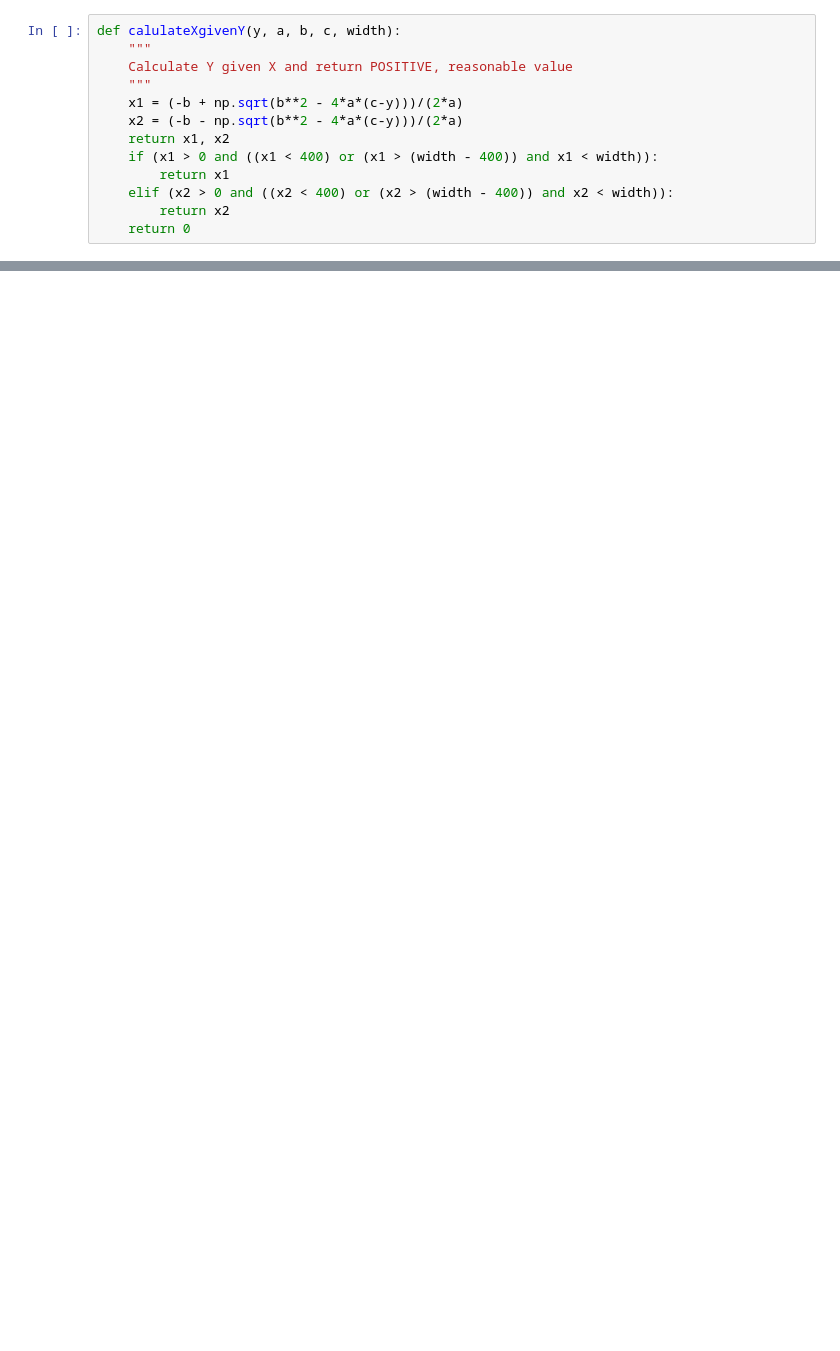
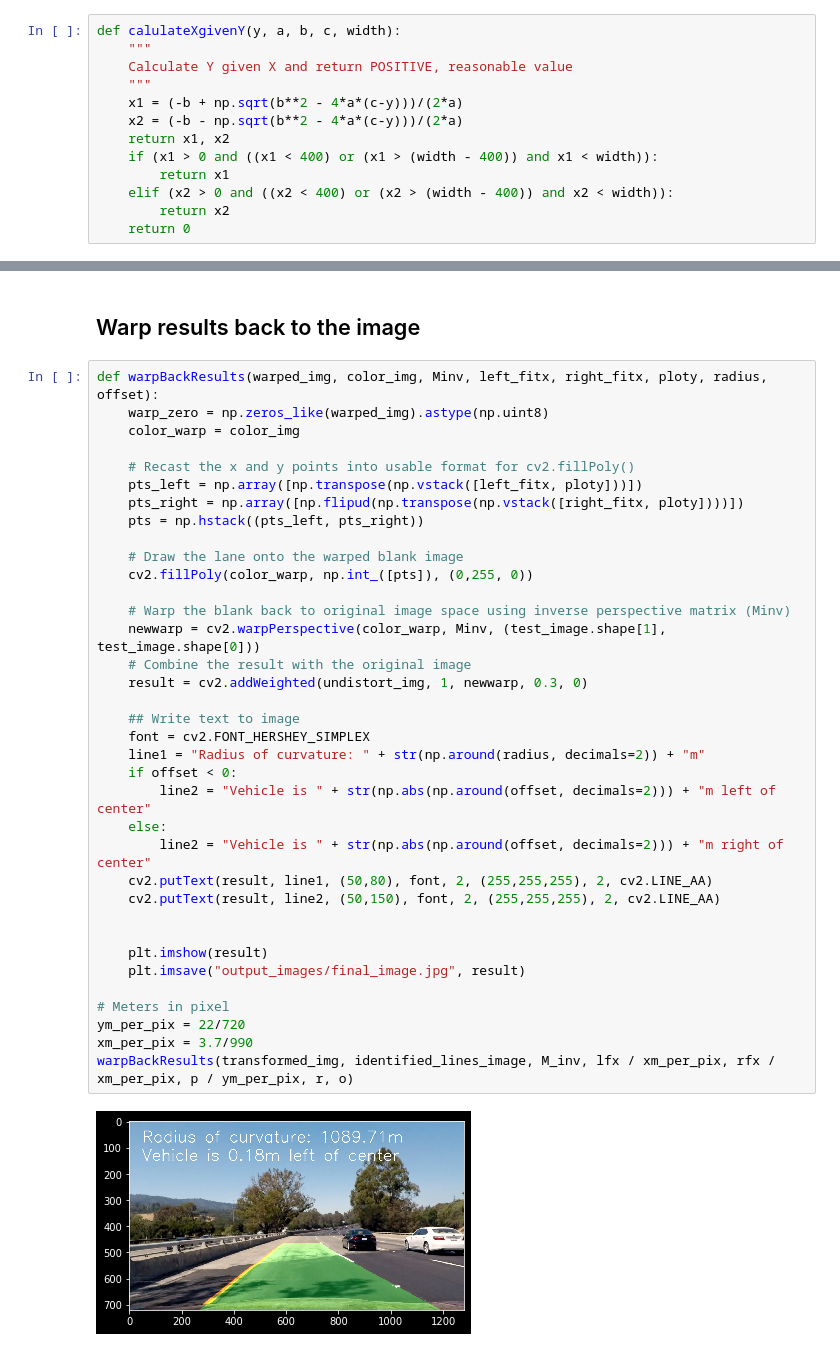
Before and after one commit to LukasLeonardKoening/Advanced-Lane-Finding, a Jupyter notebook: Advanced_Lane_Finding.ipynb, the cells around one changed output, grey strips where cells are left out. Saved outputs shown, nothing was run; the diff lists cells and outputs as text; blank space fills up the shorter version.

```diff
--- a/Advanced_Lane_Finding.ipynb
+++ b/Advanced_Lane_Finding.ipynb
@@ -473,0 +494,40 @@ Car offset: 0.119317362314737 m
+# %% [markdown]
+## Warp results back to the image
+# %%
+def warpBackResults(warped_img, color_img, Minv, left_fitx, right_fitx, ploty, radius, offset):
+    warp_zero = np.zeros_like(warped_img).astype(np.uint8)
+    color_warp = color_img
+
+    # Recast the x and y points into usable format for cv2.fillPoly()
+    pts_left = np.array([np.transpose(np.vstack([left_fitx, ploty]))])
+    pts_right = np.array([np.flipud(np.transpose(np.vstack([right_fitx, ploty])))])
+    pts = np.hstack((pts_left, pts_right))
+
+    # Draw the lane onto the warped blank image
+    cv2.fillPoly(color_warp, np.int_([pts]), (0,255, 0))
+
+    # Warp the blank back to original image space using inverse perspective matrix (Minv)
+    newwarp = cv2.warpPerspective(color_warp, Minv, (test_image.shape[1], test_image.shape[0]))
+    # Combine the result with the original image
+    result = cv2.addWeighted(undistort_img, 1, newwarp, 0.3, 0)
+
+    ## Write text to image
+    font = cv2.FONT_HERSHEY_SIMPLEX
+    line1 = "Radius of curvature: " + str(np.around(radius, decimals=2)) + "m"
+    if offset < 0:
+        line2 = "Vehicle is " + str(np.abs(np.around(offset, decimals=2))) + "m left of center"
+    else:
+        line2 = "Vehicle is " + str(np.abs(np.around(offset, decimals=2))) + "m right of center"
+    cv2.putText(result, line1, (50,80), font, 2, (255,255,255), 2, cv2.LINE_AA)
+    cv2.putText(result, line2, (50,150), font, 2, (255,255,255), 2, cv2.LINE_AA)
+
+
+    plt.imshow(result)
+    plt.imsave("output_images/final_image.jpg", result)
+
+# Meters in pixel
+ym_per_pix = 22/720
+xm_per_pix = 3.7/990
+warpBackResults(transformed_img, identified_lines_image, M_inv, lfx / xm_per_pix, rfx / xm_per_pix, p / ym_per_pix, r, o)
+# %% [output]
+[figure, added]
```
Also changed, not shown: parts of 7 cells of this notebook, 1 other file.
